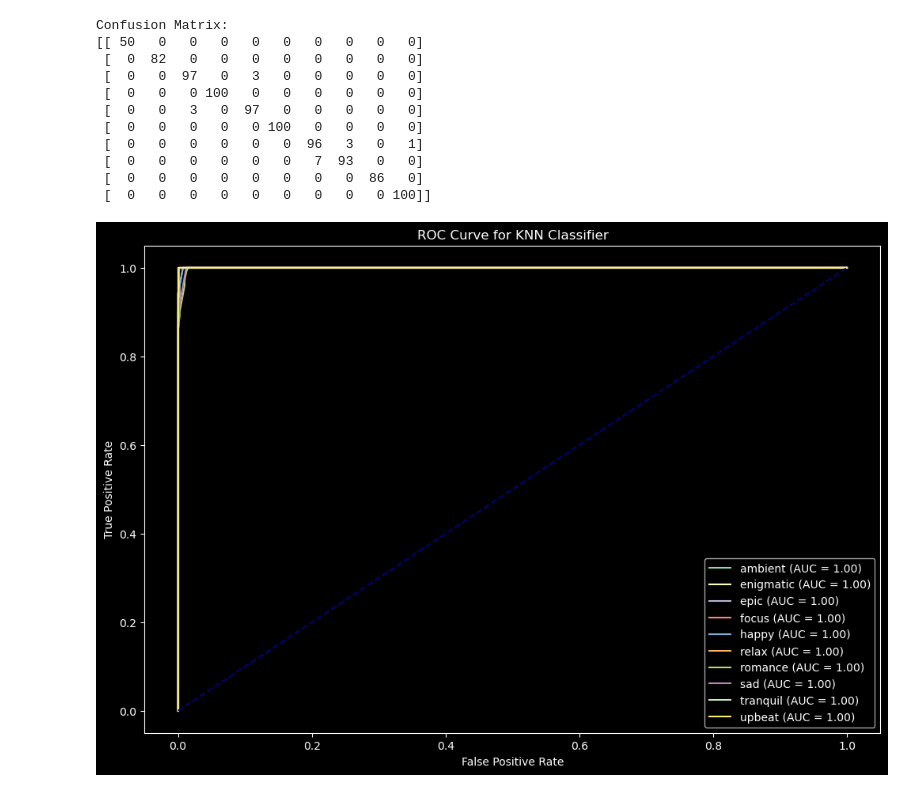
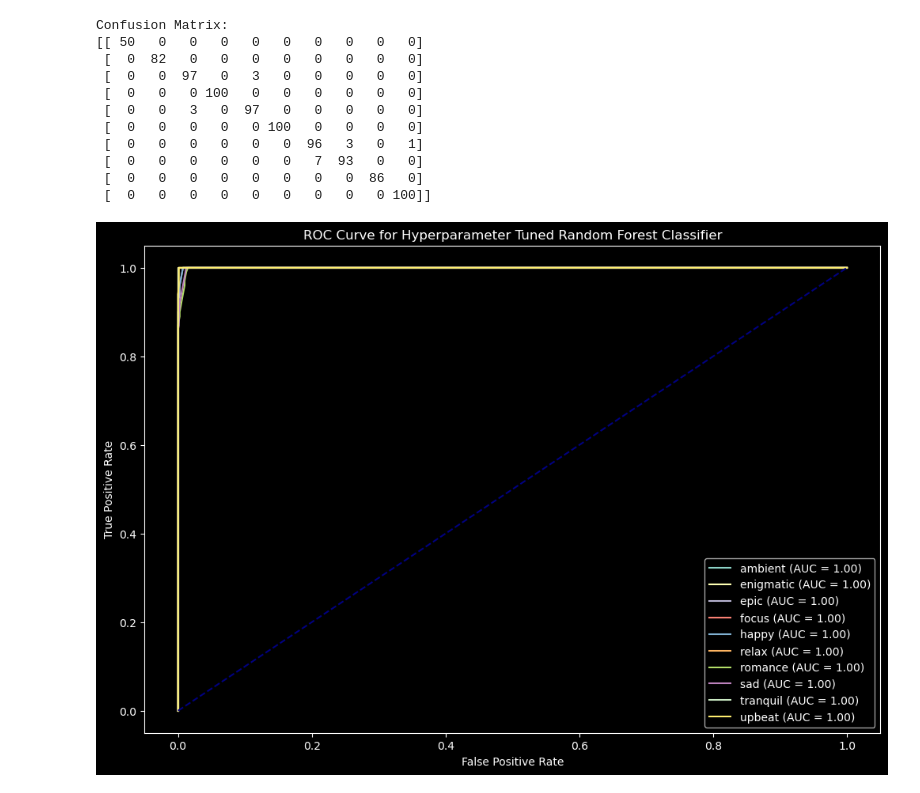
Before and after one commit to TheLuminousArtemis/ei-music-lyrics-classification, a Jupyter notebook: hyperparameter-tuning-rfc.ipynb, the cells around one changed output. Drawn from its saved outputs; the diff is of its cells as text; code cells hidden in the pictures.

```diff
--- a/hyperparameter-tuning-rfc.ipynb
+++ b/hyperparameter-tuning-rfc.ipynb
@@ -109,19 +109,19 @@ Confusion Matrix:
 # %%
 classes = np.unique(y_train)
 plt.figure(figsize=(12, 8))
 for i in range(len(classes)):
     fpr, tpr, _ = roc_curve(y_train == classes[i], best_random_forest_classifier.predict_proba(X_train)[:, i])
     roc_auc = roc_auc_score(y_train == classes[i], best_random_forest_classifier.predict_proba(X_train)[:, i])
     plt.plot(fpr, tpr, label=f'{classes[i]} (AUC = {roc_auc:.2f})')
 
 plt.plot([0, 1], [0, 1], color='navy', linestyle='--')
 plt.xlabel('False Positive Rate')
 plt.ylabel('True Positive Rate')
-plt.title('ROC Curve for KNN Classifier')
+plt.title('ROC Curve for Hyperparameter Tuned Random Forest Classifier')
 plt.legend(loc="lower right")
 plt.show()
 # %% [output]
-[figure, old version]
+[figure, new version]
 # %%
 spotify_df.head()
 # %% [output]
```
Also changed, not shown: 1 other file.
